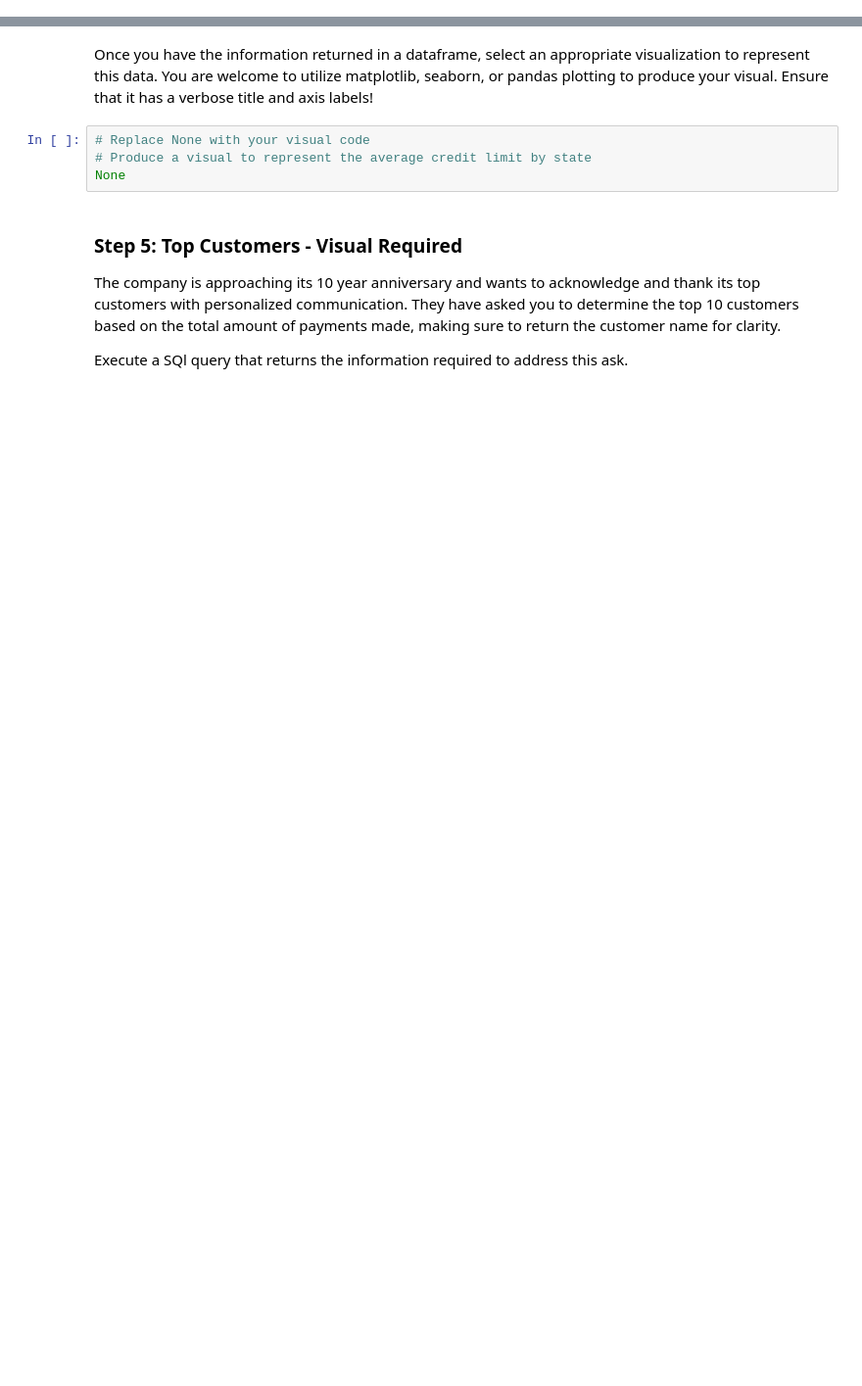
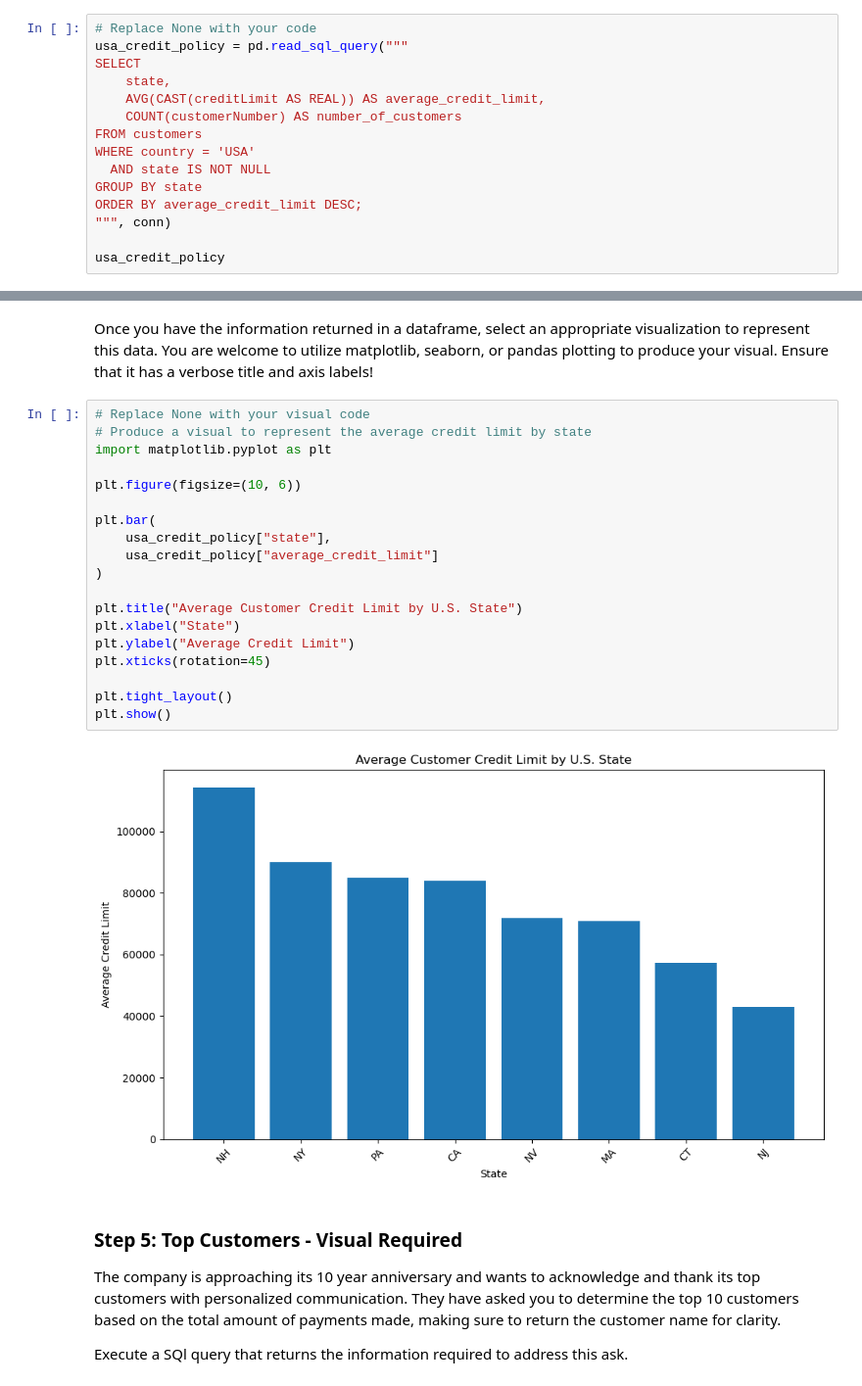
Before and after one commit to zainabraho288-code/dsc-sql-summative-lab, a Jupyter notebook: SQLSummativeLab.ipynb, the cells around one changed output, grey strips where cells are left out. Shown at 98% size. Cells and saved outputs as stored; diff of their text form; blank space fills up the shorter version.

```diff
--- a/SQLSummativeLab.ipynb
+++ b/SQLSummativeLab.ipynb
@@ -91,0 +149,15 @@ None
+# %%
+# Replace None with your code
+usa_credit_policy = pd.read_sql_query("""
+SELECT
+    state,
+    AVG(CAST(creditLimit AS REAL)) AS average_credit_limit,
+    COUNT(customerNumber) AS number_of_customers
+FROM customers
+WHERE country = 'USA'
+  AND state IS NOT NULL
+GROUP BY state
+ORDER BY average_credit_limit DESC;
+""", conn)
+
+usa_credit_policy
@@ -94,7 +176,24 @@ Once you have the information returned in a dataframe, select an appropriate vis
 # %%
 # Replace None with your visual code
 # Produce a visual to represent the average credit limit by state
-None
+import matplotlib.pyplot as plt
+
+plt.figure(figsize=(10, 6))
+
+plt.bar(
+    usa_credit_policy["state"],
+    usa_credit_policy["average_credit_limit"]
+)
+
+plt.title("Average Customer Credit Limit by U.S. State")
+plt.xlabel("State")
+plt.ylabel("Average Credit Limit")
+plt.xticks(rotation=45)
+
+plt.tight_layout()
+plt.show()
+# %% [output]
+[figure, added]
 # %% [markdown]
 ### Step 5: Top Customers - Visual Required
 The company is approaching its 10 year anniversary and wants to acknowledge and thank its top customers with personalized communication. They have asked you to determine the top 10 customers based on the total amount of payments made, making sure to return the customer name for clarity.
```
Also changed, not shown: parts of 22 cells of this notebook.
